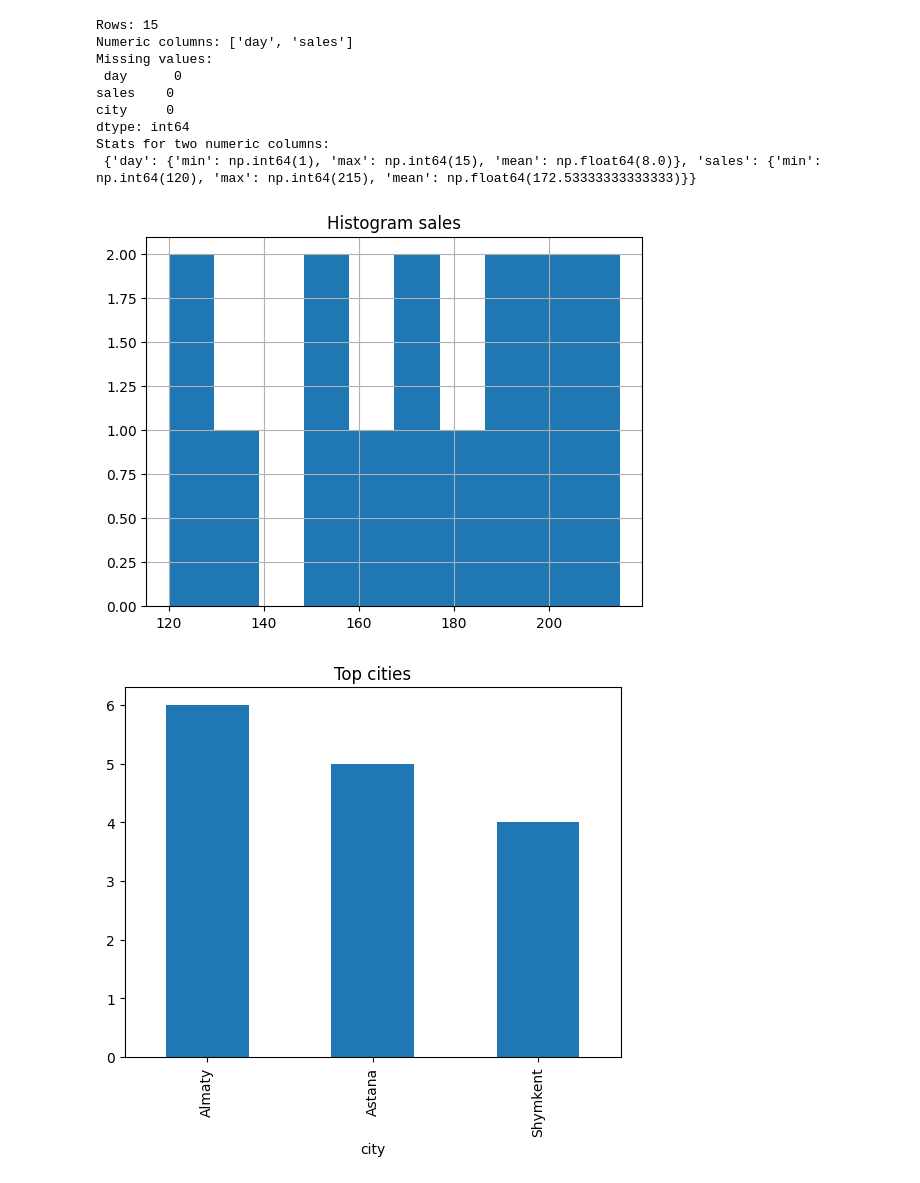
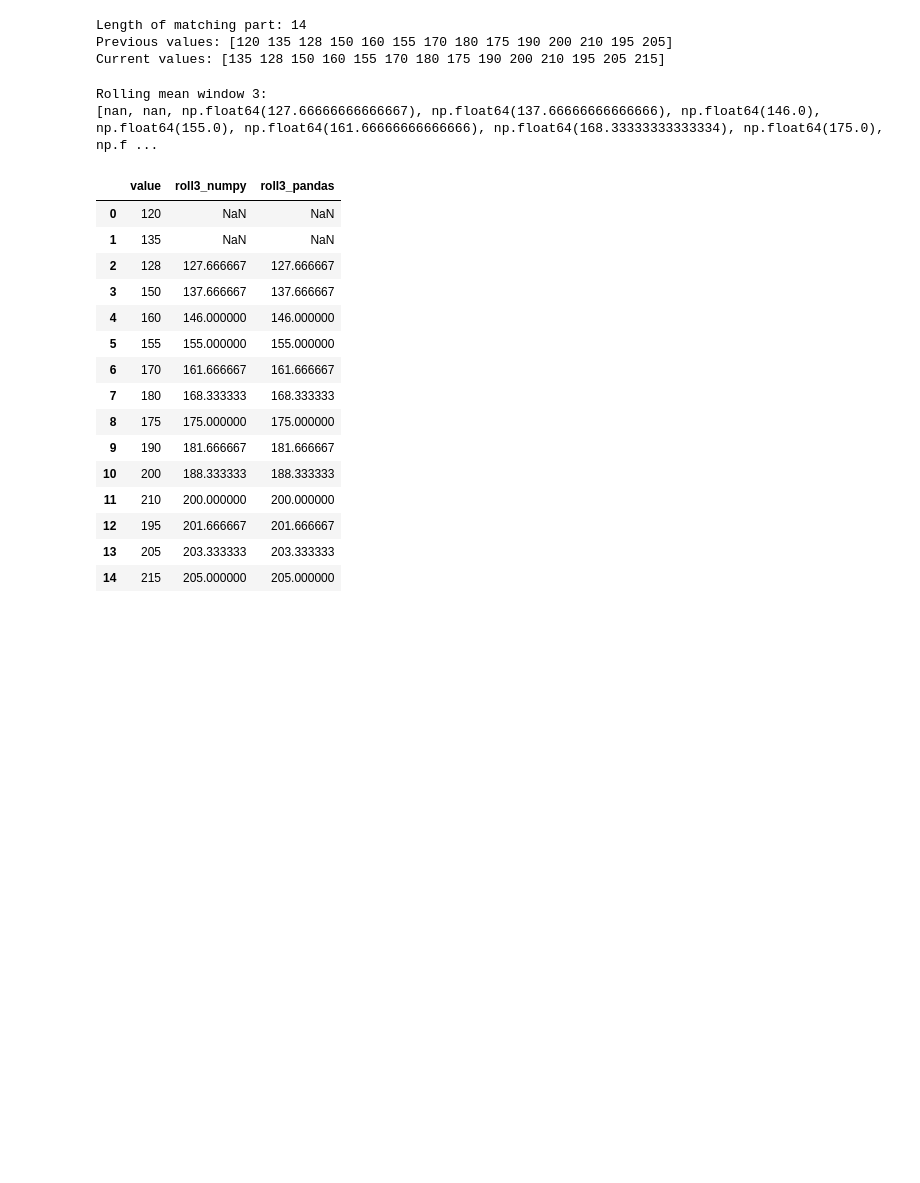
Before and after one commit to qawrjestyn/omarExamProject1, a Jupyter notebook: project.ipynb, the cells around one changed output. Drawn from its saved outputs; the diff is of its cells as text; code cells hidden in the pictures; blank space fills up the shorter version.

```diff
--- a/project.ipynb
+++ b/project.ipynb
@@ -88,22 +27,56 @@ class CSVAnalyzer:
-# %%
-an = CSVAnalyzer("sales.csv")
-print("Rows:", an.rows())
-print("Numeric columns:", an.numeric_cols())
-print("Missing values:\n", an.missing())
-print("Stats for two numeric columns:\n", an.stats_two_cols())
-an.lag_and_rolling()
-an.histogram()
-an.bar_chart()
-an.json_export()
-# %% [output]
-Rows: 15
-Numeric columns: ['day', 'sales']
-Missing values:
- day      0
-sales    0
-city     0
-dtype: int64
-Stats for two numeric columns:
- {'day': {'min': np.int64(1), 'max': np.int64(15), 'mean': np.float64(8.0)}, 'sales': {'min': np.int64(120), 'max': np.int64(215), 'mean': np.float64(172.53333333333333)}}
-[figure, removed]
-[figure, removed]
+# %%
+df = pd.read_csv("series.csv")
+arr = df["value"].to_numpy()
+previous_values = arr[:-1]
+current_values = arr[1:]
+print("Length of matching part:", len(current_values))
+print("Previous values:", previous_values)
+print("Current values:", current_values)
+# %% [output]
+Length of matching part: 14
+Previous values: [120 135 128 150 160 155 170 180 175 190 200 210 195 205]
+Current values: [135 128 150 160 155 170 180 175 190 200 210 195 205 215]
+# %%
+values = df["value"].to_numpy()
+window = 3
+cumsum = np.cumsum(values)
+roll3_numpy = []
+for i in range(len(values)):
+    if i < window - 1:
+        roll3_numpy.append(np.nan)
+    else:
+        if i == window - 1:
+            total = cumsum[i]
+        else:
+            total = cumsum[i] - cumsum[i - window]
+        roll3_numpy.append(total / window)
+print("Rolling mean window 3:")
+print(roll3_numpy)
+# %% [output]
+Rolling mean window 3:
+[nan, nan, np.float64(127.66666666666667), np.float64(137.66666666666666), np.float64(146.0), np.float64(155.0), np.float64(161.66666666666666), np.float64(168.33333333333334), np.float64(175.0), np.f ...
+# %%
+roll3_pandas = df["value"].rolling(3).mean()
+compare = pd.DataFrame({
+    "value": df["value"],
+    "roll3_numpy": roll3_numpy,
+    "roll3_pandas": roll3_pandas
+})
+compare
+# %% [output]
+|  | value | roll3_numpy | roll3_pandas |
+| 0 | 120 | NaN | NaN |
+| 1 | 135 | NaN | NaN |
+| 2 | 128 | 127.666667 | 127.666667 |
+| 3 | 150 | 137.666667 | 137.666667 |
+| 4 | 160 | 146.000000 | 146.000000 |
+| 5 | 155 | 155.000000 | 155.000000 |
+| 6 | 170 | 161.666667 | 161.666667 |
+| 7 | 180 | 168.333333 | 168.333333 |
+| 8 | 175 | 175.000000 | 175.000000 |
+| 9 | 190 | 181.666667 | 181.666667 |
+| 10 | 200 | 188.333333 | 188.333333 |
+| 11 | 210 | 200.000000 | 200.000000 |
+| 12 | 195 | 201.666667 | 201.666667 |
+| 13 | 205 | 203.333333 | 203.333333 |
+| 14 | 215 | 205.000000 | 205.000000 |
```
Also changed, not shown: parts of 6 cells of this notebook, 4 other files.
